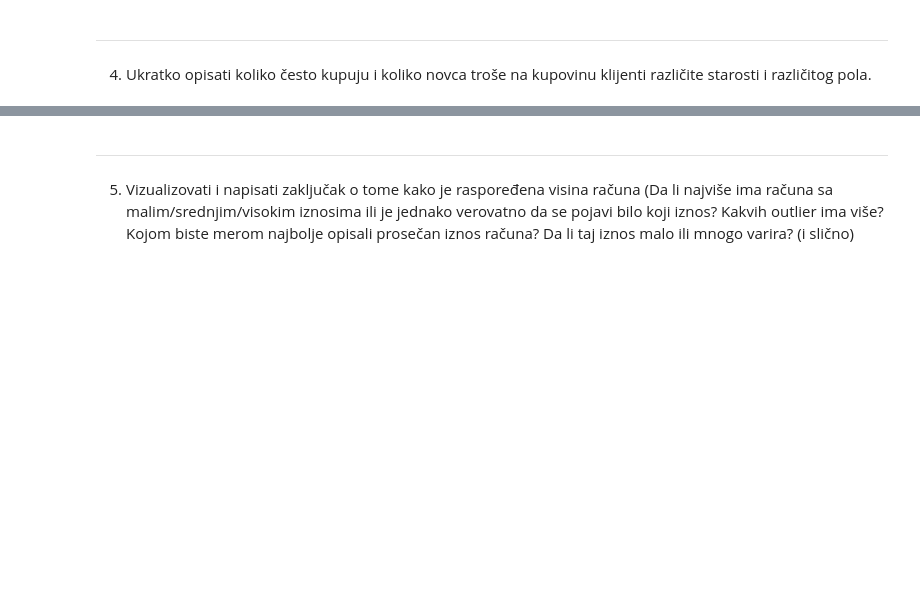
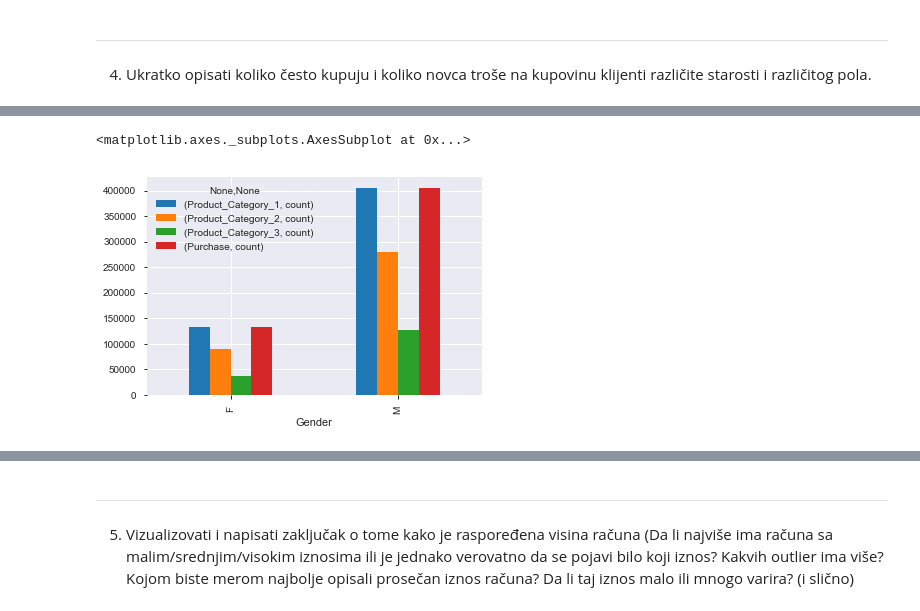
Before and after one commit to markostalma/DataGeeks, a Jupyter notebook: MarkoStalmatovicDrugiDomaci.ipynb, the cells around one changed output, grey strips where cells are left out. Saved outputs shown, nothing was run; the diff lists cells and outputs as text; code cells hidden in the pictures; blank space fills up the shorter version.

```diff
--- a/MarkoStalmatovicDrugiDomaci.ipynb
+++ b/MarkoStalmatovicDrugiDomaci.ipynb
@@ -55,0 +85,5 @@ Name: Purchase, dtype: float64
+# %%
+df.groupby('Gender')[freq_purchase].agg(['count']).round(2).plot(kind='bar')
+# %% [output]
+<matplotlib.axes._subplots.AxesSubplot at 0x...>
+[figure, added]
```
Also changed, not shown: parts of 23 cells of this notebook, 1 other file.
